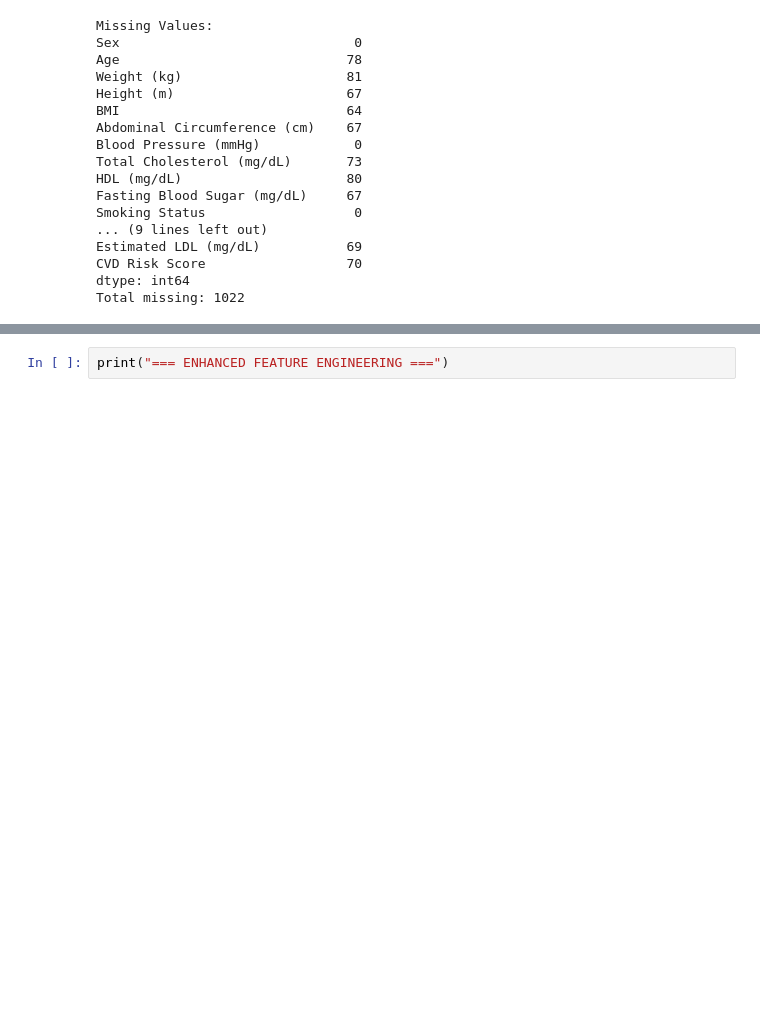
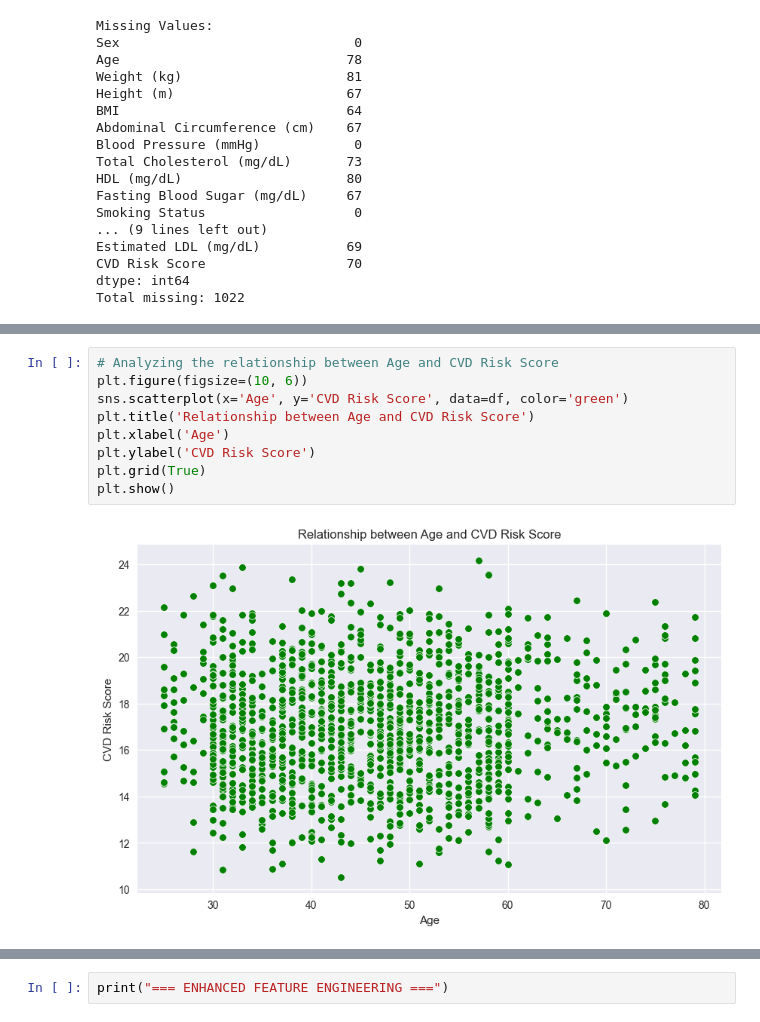
Before and after one commit to TasnimulIntazamAsif/CardioVascular_Disease_Risk_Prediction, a Jupyter notebook: CVD_ASIF_Enhanced.ipynb, the cells around one changed output, grey strips where cells are left out. Cells and saved outputs as stored; diff of their text form; blank space fills up the shorter version.

```diff
--- a/CVD_ASIF_Enhanced.ipynb
+++ b/CVD_ASIF_Enhanced.ipynb
@@ -108,0 +233,11 @@ Total missing: 1022
+# %%
+# Analyzing the relationship between Age and CVD Risk Score
+plt.figure(figsize=(10, 6))
+sns.scatterplot(x='Age', y='CVD Risk Score', data=df, color='green')
+plt.title('Relationship between Age and CVD Risk Score')
+plt.xlabel('Age')
+plt.ylabel('CVD Risk Score')
+plt.grid(True)
+plt.show()
+# %% [output]
+[figure, added]
```
Also changed, not shown: parts of 82 cells of this notebook, 9 other files.
